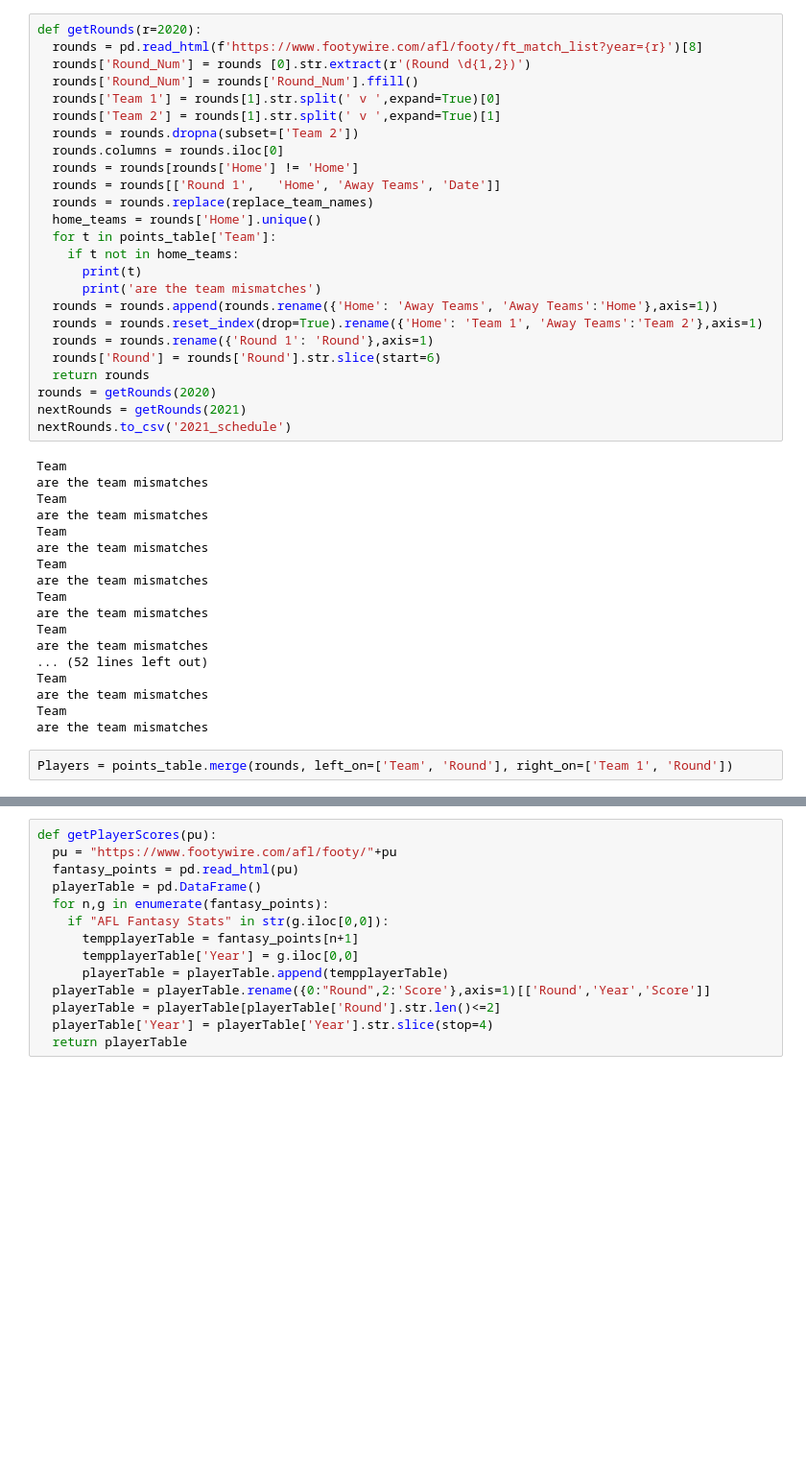
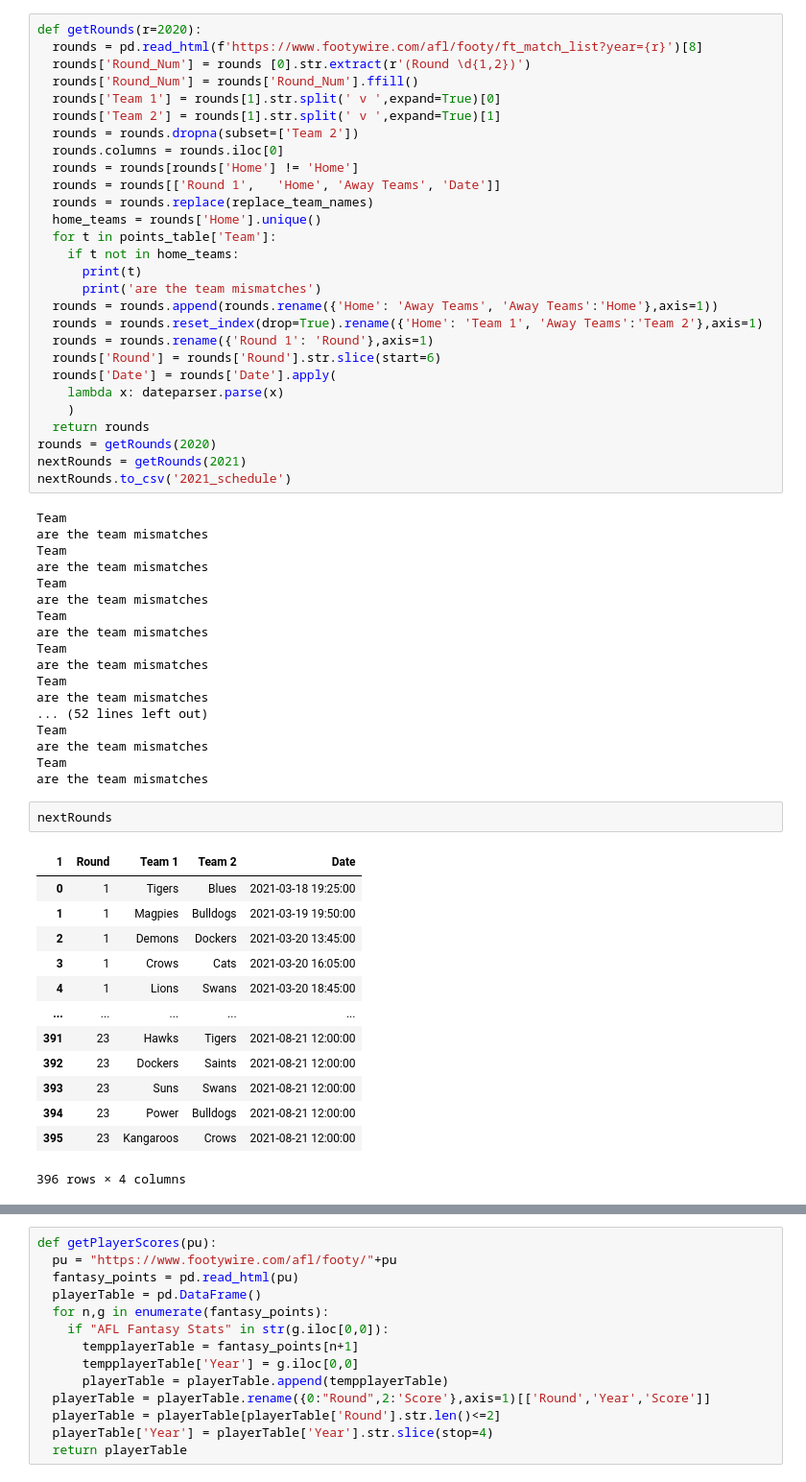
Before and after one commit to conradbez/afl_optimiser, a Jupyter notebook: AFL_get_players.ipynb, the cells around one changed output, grey strips where cells are left out. Shown at 96% size. Drawn from its saved outputs; the diff is of its cells as text; blank space fills up the shorter version.

Commit message:
update schedule date format, implment injury score zeroing

```diff
--- a/AFL_get_players.ipynb
+++ b/AFL_get_players.ipynb
@@ -70,6 +54,9 @@ def getRounds(r=2020):
   rounds = rounds.reset_index(drop=True).rename({'Home': 'Team 1', 'Away Teams':'Team 2'},axis=1)
   rounds = rounds.rename({'Round 1': 'Round'},axis=1)
   rounds['Round'] = rounds['Round'].str.slice(start=6)
+  rounds['Date'] = rounds['Date'].apply(
+    lambda x: dateparser.parse(x)
+    )
   return rounds
 rounds = getRounds(2020)
 nextRounds = getRounds(2021)
@@ -92,8 +79,22 @@ Team
 are the team mismatches
 Team
 are the team mismatches
-# %%
-Players = points_table.merge(rounds, left_on=['Team', 'Round'], right_on=['Team 1', 'Round'])
+# %%
+nextRounds
+# %% [output]
+| 1 | Round | Team 1 | Team 2 | Date |
+| 0 | 1 | Tigers | Blues | 2021-03-18 19:25:00 |
+| 1 | 1 | Magpies | Bulldogs | 2021-03-19 19:50:00 |
+| 2 | 1 | Demons | Dockers | 2021-03-20 13:45:00 |
+| 3 | 1 | Crows | Cats | 2021-03-20 16:05:00 |
+| 4 | 1 | Lions | Swans | 2021-03-20 18:45:00 |
+| ... | ... | ... | ... | ... |
+| 391 | 23 | Hawks | Tigers | 2021-08-21 12:00:00 |
+| 392 | 23 | Dockers | Saints | 2021-08-21 12:00:00 |
+| 393 | 23 | Suns | Swans | 2021-08-21 12:00:00 |
+| 394 | 23 | Power | Bulldogs | 2021-08-21 12:00:00 |
+| 395 | 23 | Kangaroos | Crows | 2021-08-21 12:00:00 |
+396 rows × 4 columns
 # %%
 Players = pd.DataFrame()
 position = 'RU'
```
Also changed, not shown: parts of 4 cells of this notebook, 3 other files.
